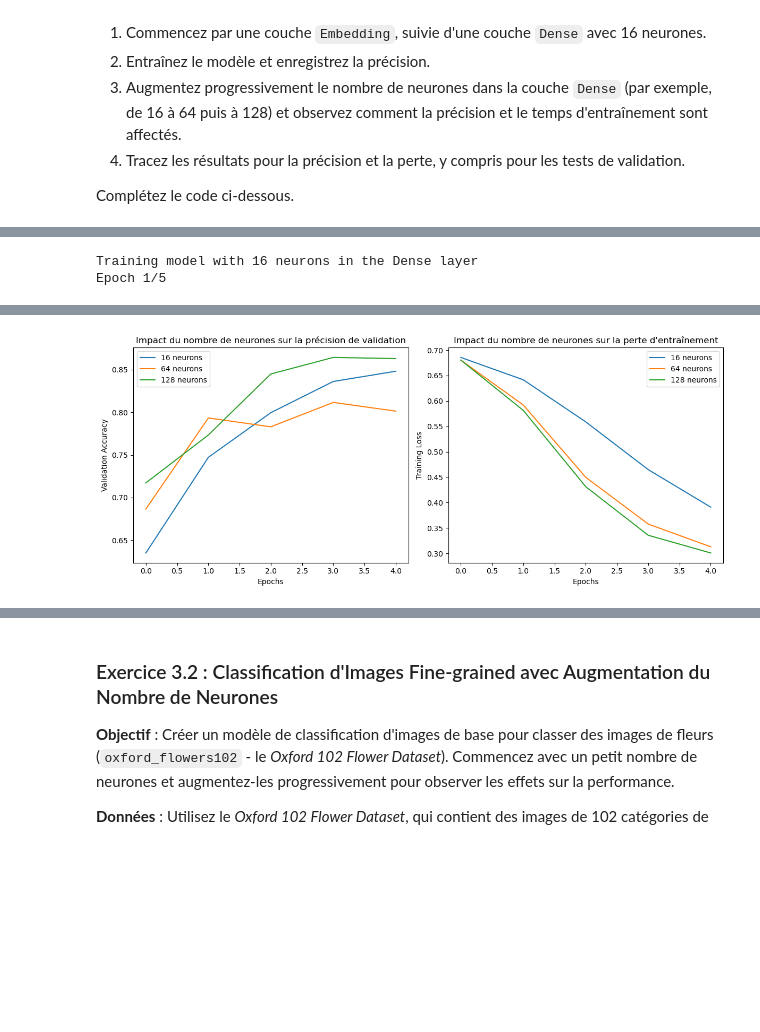
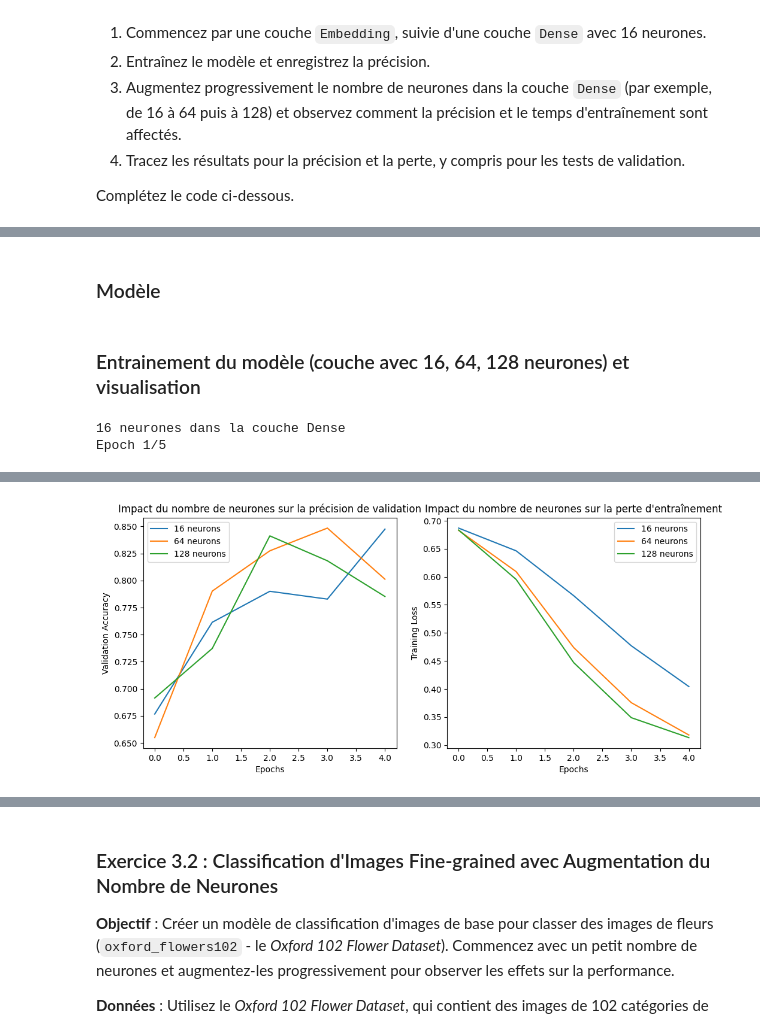
Before and after one commit to momo3213/IA-_-DeepLearning, a Jupyter notebook: src/TP3/TP3.ipynb, the cells around one changed output, grey strips where cells are left out. Saved outputs shown, nothing was run; the diff lists cells and outputs as text; code cells hidden in the pictures; blank space fills up the shorter version.

```diff
--- a/src/TP3/TP3.ipynb
+++ b/src/TP3/TP3.ipynb
@@ -34,3 +30,5 @@ Downloading data from https://storage.googleapis.com/tensorflow/tf-keras-dataset
+# %% [markdown]
+### Modèle
 # %%
 def build_model(dense_neurons):
     model = tf.keras.Sequential([
@@ -44,6 +42,8 @@ def build_model(dense_neurons):
                   loss='binary_crossentropy',
                   metrics=['accuracy'])
     return model
+# %% [markdown]
+### Entrainement du modèle (couche avec 16, 64, 128 neurones) et visualisation
 # %%
 neuron_counts = [16, 64, 128]  # Different sizes for the Dense layer
 results = {}
@@ -51,10 +51,10 @@ results = {}
 fig, (ax1, ax2) = plt.subplots(1, 2, figsize=(12, 5))
 
 for neurons in neuron_counts:
-    print(f"\nTraining model with {neurons} neurons in the Dense layer")
+    print(f"\n{neurons} neurones dans la couche Dense")
     model = build_model(dense_neurons=neurons)
 
-    # Train the model
+    # Entrainement
     history = model.fit(
         x_train, y_train,
         epochs=5,
@@ -63,7 +63,7 @@ for neurons in neuron_counts:
         verbose=2
     )
 
-    # Evaluate the model
+    # Evaluation
     loss, accuracy = model.evaluate(x_test, y_test, verbose=2)
     results[neurons] = {'accuracy': accuracy, 'loss': loss}
 
@@ -81,8 +81,7 @@ ax2.set_ylabel('Training Loss')
 ax2.set_title('Impact du nombre de neurones sur la perte d\'entraînement')
 ax2.legend()
 
-plt.tight_layout()
 plt.show()
 # %% [output]
-Training model with 16 neurons in the Dense layer
+16 neurones dans la couche Dense
 Epoch 1/5
@@ -106 +105 @@ Epoch 5/5
-[figure, old version]
+[figure, new version]
```
Also changed, not shown: parts of 20 cells of this notebook, 1 other file.
